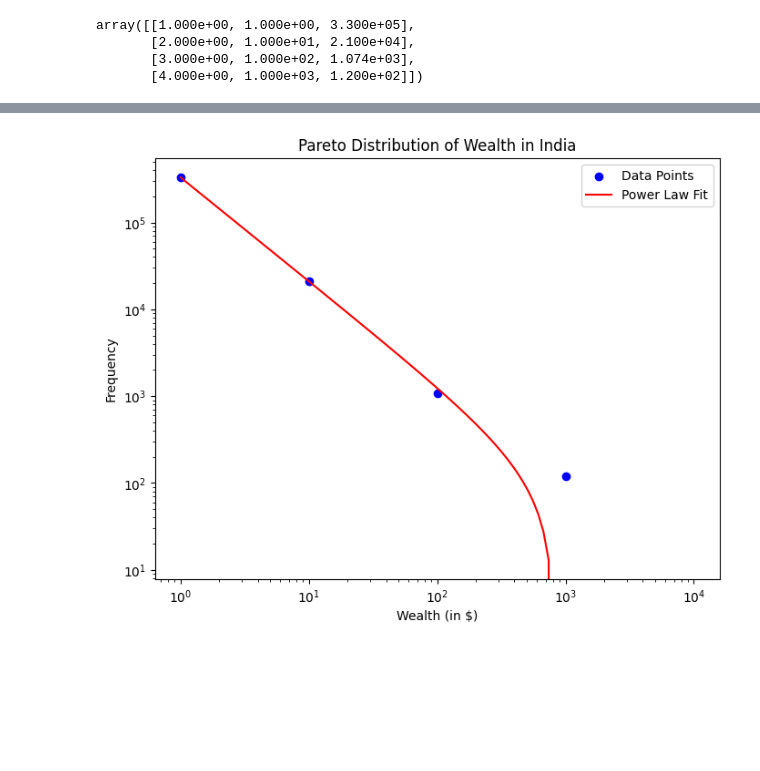
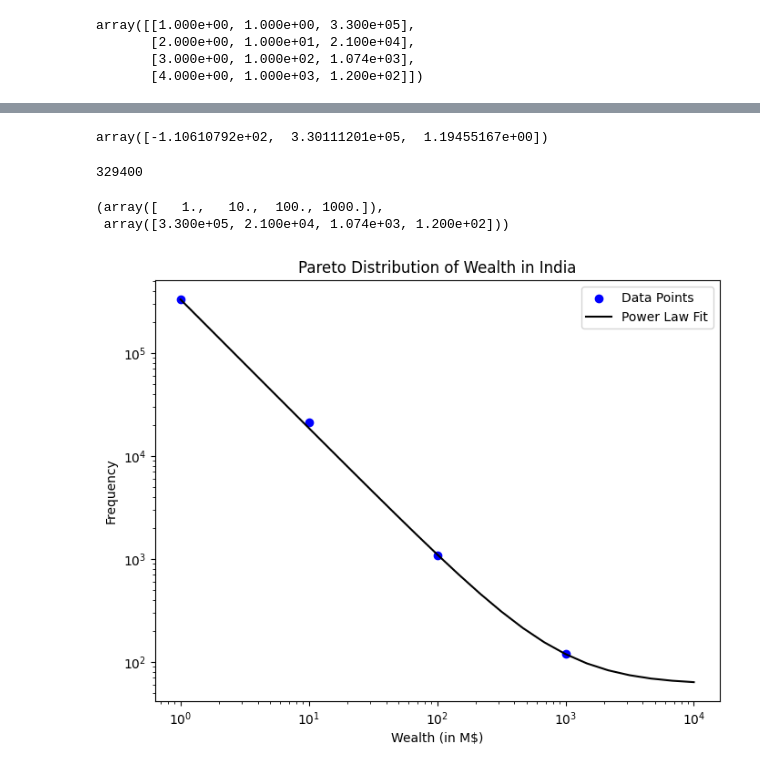
Before and after one commit to akshaTec/AKSum_CS_302, a Jupyter notebook: Lab5/q1.ipynb, the cells around one changed output, grey strips where cells are left out. Cells and saved outputs as stored; diff of their text form; code cells hidden in the pictures; blank space fills up the shorter version.

```diff
--- a/Lab5/q1.ipynb
+++ b/Lab5/q1.ipynb
@@ -30,7 +28,11 @@ initial_guess = [60, 915, 1.25]
 
 # Fit the model
 params, params_covariance = scipy.optimize.curve_fit(power_law, x, y , p0=initial_guess)
+B = 329400
+# Generate the curve
+# x_curve = [1,10,100,1000]  # generating x values for curve
+x_curve = np.logspace(0, 4, 25)  # generating x values for curve
 
-# Generate the curve
-x_curve = np.logspace(0, 4, 100)  # generating x values for curve
-y_curve = power_law(x_curve, *params)  # generating y values using fitted parameters
+y_curve = [60 + ((B) * x**(-1.25)) for x in x_curve]  # generating y values for curve
+# 60 + B * x**(-1.25)
+y_curve
@@ -37,14 +57,27 @@ y_curve = power_law(x_curve, *params)  # generating y values using fitted parame
+# %%
+params
+# %% [output]
+array([-1.10610792e+02,  3.30111201e+05,  1.19455167e+00])
+# %%
+B
+# %% [output]
+329400
+# %%
+x,y
+# %% [output]
+(array([   1.,   10.,  100., 1000.]),
+ array([3.300e+05, 2.100e+04, 1.074e+03, 1.200e+02]))
 # %%
 
 plt.figure(figsize=(8, 6))
 plt.scatter(x, y, color='blue', label='Data Points')
-plt.plot(x_curve, y_curve, color='red', label='Power Law Fit')
+plt.plot(x_curve, y_curve, color='black', label='Power Law Fit')
 plt.xscale('log')
 plt.yscale('log')
 plt.title('Pareto Distribution of Wealth in India')
-plt.xlabel('Wealth (in $)')
+plt.xlabel('Wealth (in M$)')
 plt.ylabel('Frequency')
 plt.legend()
 plt.show()
 # %% [output]
-[figure, old version]
+[figure, new version]
```
Also changed, not shown: parts of 4 cells of this notebook, 4 other files.
